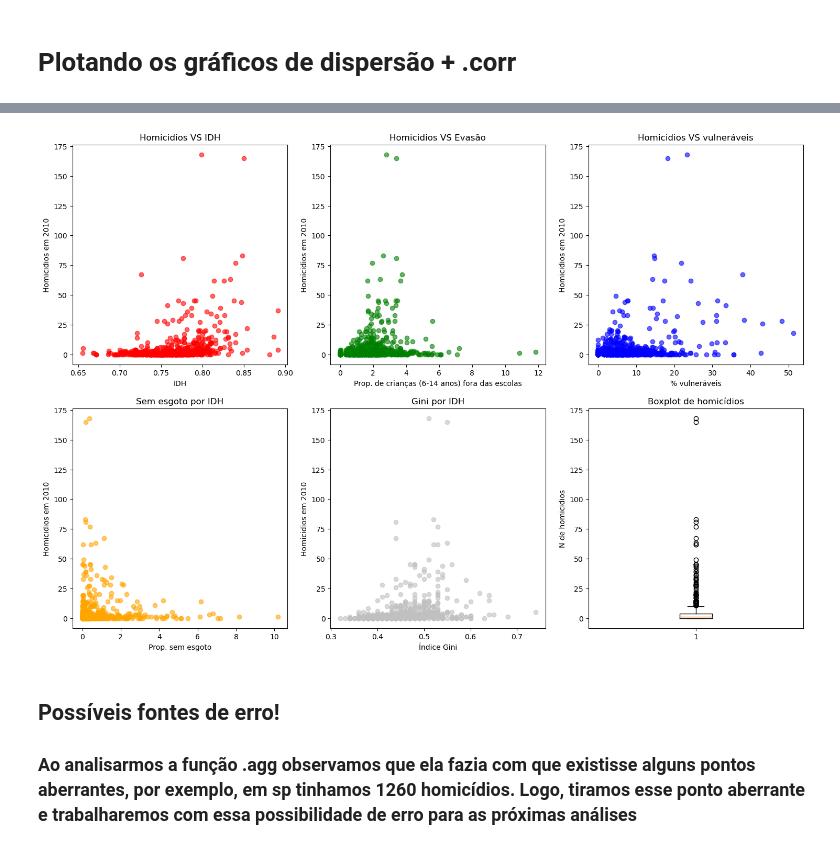
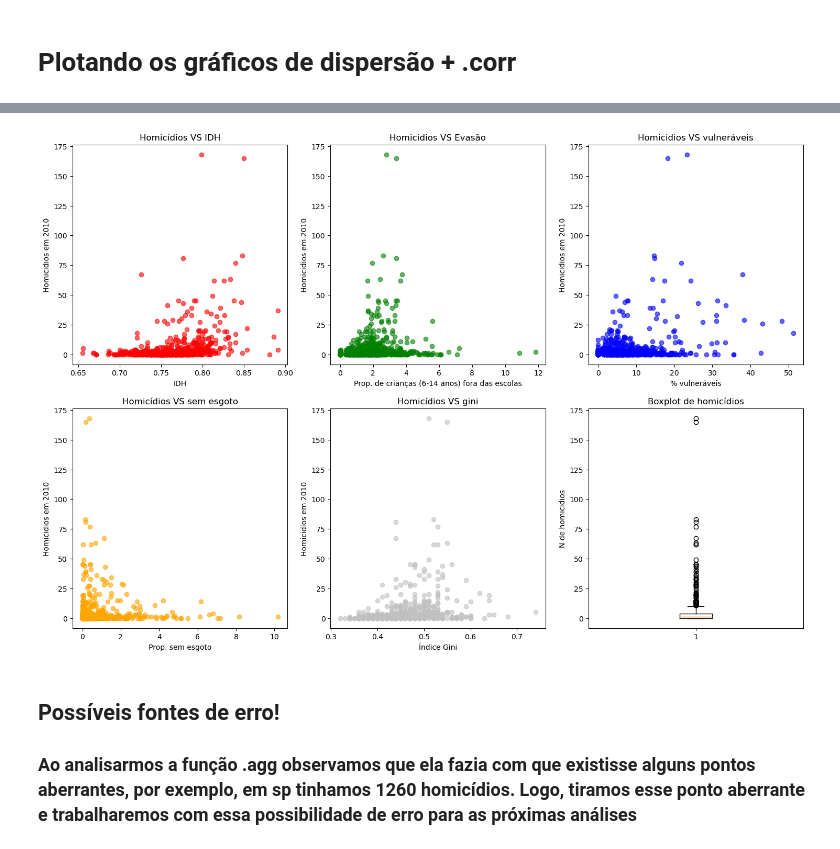
Before and after one commit to felipebns/P2_Cdados, a Jupyter notebook: p2_cdados.ipynb, the cells around one changed output, grey strips where cells are left out. Saved outputs shown, nothing was run; the diff lists cells and outputs as text; code cells hidden in the pictures.

```diff
--- a/p2_cdados.ipynb
+++ b/p2_cdados.ipynb
@@ -166,7 +166,7 @@ plt.subplot(2,3,1)
 plt.scatter(tabela_sem_sp['idhm'], tabela_sem_sp['Homicidio_total'], alpha=0.6, color='red')
 plt.xlabel('IDH')
 plt.ylabel('Homicidios em 2010')
-plt.title('Homicidios VS IDH')
+plt.title('Homicídios VS IDH')
 corr_idhm = tabela_sem_sp['Homicidio_total'].corr(tabela_sem_sp['idhm'])
 if abs(corr_idhm) < 0.3:
     print(f'Correlação entre homicídios e idhm é fraca e possui valor de {corr_idhm}')
@@ -179,7 +179,7 @@ plt.subplot(2,3,2)
 plt.scatter(tabela_sem_sp['proporcao_crianca_fora_escola_6_14'], tabela_sem_sp['Homicidio_total'], alpha=0.6, color='green')
 plt.xlabel('Prop. de crianças (6-14 anos) fora das escolas')
 plt.ylabel('Homicidios em 2010')
-plt.title('Homicidios VS Evasão')
+plt.title('Homicídios VS Evasão')
 corr_crianca = tabela_sem_sp['Homicidio_total'].corr(tabela_sem_sp['proporcao_crianca_fora_escola_6_14'])
 if abs(corr_crianca) < 0.3:
     print(f'Correlação entre homicídios e prop. de crianças fora da escola é fraca e possui valor de {corr_crianca}')
@@ -192,7 +192,7 @@ plt.subplot(2,3,3)
 plt.scatter(tabela_sem_sp['proporcao_vulnerabilidade_socioeconomica'], tabela_sem_sp['Homicidio_total'], alpha=0.6, color='blue')
 plt.xlabel('% vulneráveis')
 plt.ylabel('Homicidios em 2010')
-plt.title('Homicidios VS vulneráveis')
+plt.title('Homicídios VS vulneráveis')
 corr_vul = tabela_sem_sp['Homicidio_total'].corr(tabela_sem_sp['proporcao_vulnerabilidade_socioeconomica'])
 if abs(corr_vul) < 0.3:
     print(f'Correlação entre homicídios e prop. de pessoas vulneráveis é fraca e possui valor de {corr_vul}')
@@ -205,7 +205,7 @@ plt.subplot(2,3,4)
 plt.scatter(tabela_sem_sp['proporcao_sem_agua_esgoto'], tabela_sem_sp['Homicidio_total'], alpha=0.6, color='Orange')
 plt.xlabel('Prop. sem esgoto')
 plt.ylabel('Homicidios em 2010')
-plt.title('Sem esgoto por IDH')
+plt.title('Homicídios VS sem esgoto')
 corr_esg = tabela_sem_sp['Homicidio_total'].corr(tabela_sem_sp['proporcao_sem_agua_esgoto'])
 if abs(corr_esg) < 0.3:
     print(f'Correlação entre homicídios e prop. de pessoas sem esgoto é fraca e possui valor de {corr_esg}')
@@ -218,7 +218,7 @@ plt.subplot(2,3,5)
 plt.scatter(tabela_sem_sp['indice_gini'], tabela_sem_sp['Homicidio_total'], alpha=0.6, color='silver')
 plt.xlabel('Índice Gini')
 plt.ylabel('Homicidios em 2010')
-plt.title('Gini por IDH')
+plt.title('Homicídios VS gini')
 corr_gini = tabela_sem_sp['Homicidio_total'].corr(tabela_sem_sp['indice_gini'])
 if abs(corr_gini) < 0.3:
     print(f'Correlação entre homicídios e indice gini é fraca e possui valor de {corr_gini}')
@@ -242,4 +242,4 @@ Correlação entre homicídios e indice gini é fraca e possui valor de 0.256376
-[figure, old version]
+[figure, new version]
 # %% [markdown]
 ## Possíveis fontes de erro!
 
```
Also changed, not shown: parts of 6 cells of this notebook.
